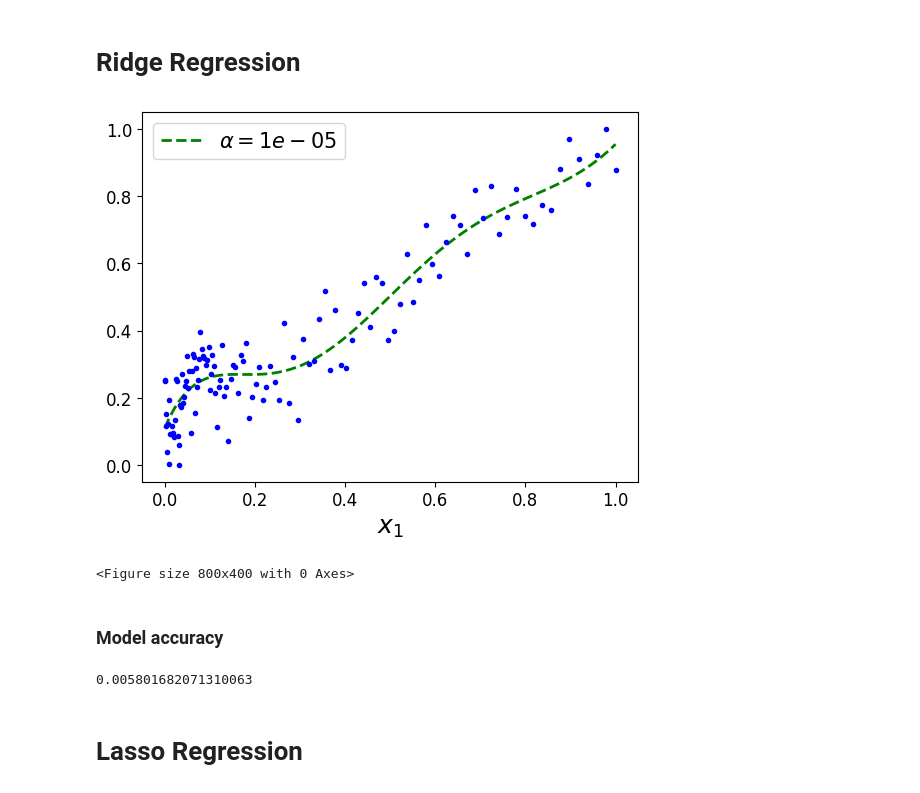
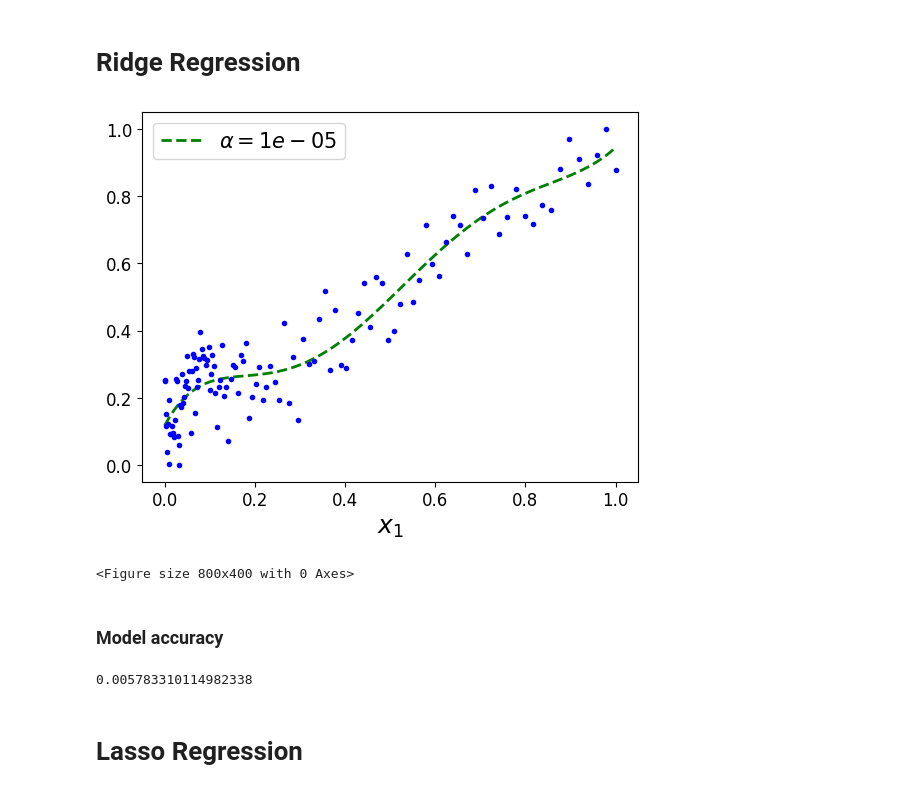
Before and after one commit to torczuk/earth-temperature-ml, a Jupyter notebook: source/linear-regression.ipynb, the cells around one changed output. Drawn from its saved outputs; the diff is of its cells as text; code cells hidden in the pictures.

```diff
--- a/source/linear-regression.ipynb
+++ b/source/linear-regression.ipynb
@@ -310,35 +313,35 @@ from sklearn.pipeline import Pipeline
 from sklearn.preprocessing import PolynomialFeatures
 from sklearn.preprocessing import StandardScaler
 from sklearn.pipeline import Pipeline
 
 
 X_train, X_val, Y_train, Y_val = train_test_split(X, Y, test_size = 0.2)
 
 X_new = np.linspace(0, 1, 100).reshape(100, 1)
 y = Y
 
 alpha = 10**-5
 
 style = "--g"
 model = Pipeline([
         ("poly_features", PolynomialFeatures(degree=6, include_bias=False)),
         ("std_scaler", StandardScaler()),
         ("regul_reg", Ridge(alpha, random_state=42)),
     ])
-model.fit(X, y)
+model.fit(X_train, Y_train)
 y_new_regul = model.predict(X_new)
 lw = 2 if alpha > 0 else 1
 plt.plot(X_new, y_new_regul, style, linewidth=lw, label=r"$\alpha = {}$".format(alpha))
 
 plt.plot(X, y, "b.", linewidth=3)
 plt.legend(loc="upper left", fontsize=15)
 plt.xlabel("$x_1$", fontsize=18)
 plt.figure(figsize=(8,4))
 
 
 plt.show()
 # %% [output]
-[figure, old version]
+[figure, new version]
 <Figure size 800x400 with 0 Axes>
 # %% [markdown]
 ### Model accuracy
@@ -347,7 +350,7 @@ Y_val_predict = model.predict(X_val)
 
 mean_squared_error(Y_val ,Y_val_predict)
 # %% [output]
-0.005801682071310063
+0.005783310114982338
 # %% [markdown]
 # Lasso Regression
 # %%
```
Also changed, not shown: parts of 9 cells of this notebook.
